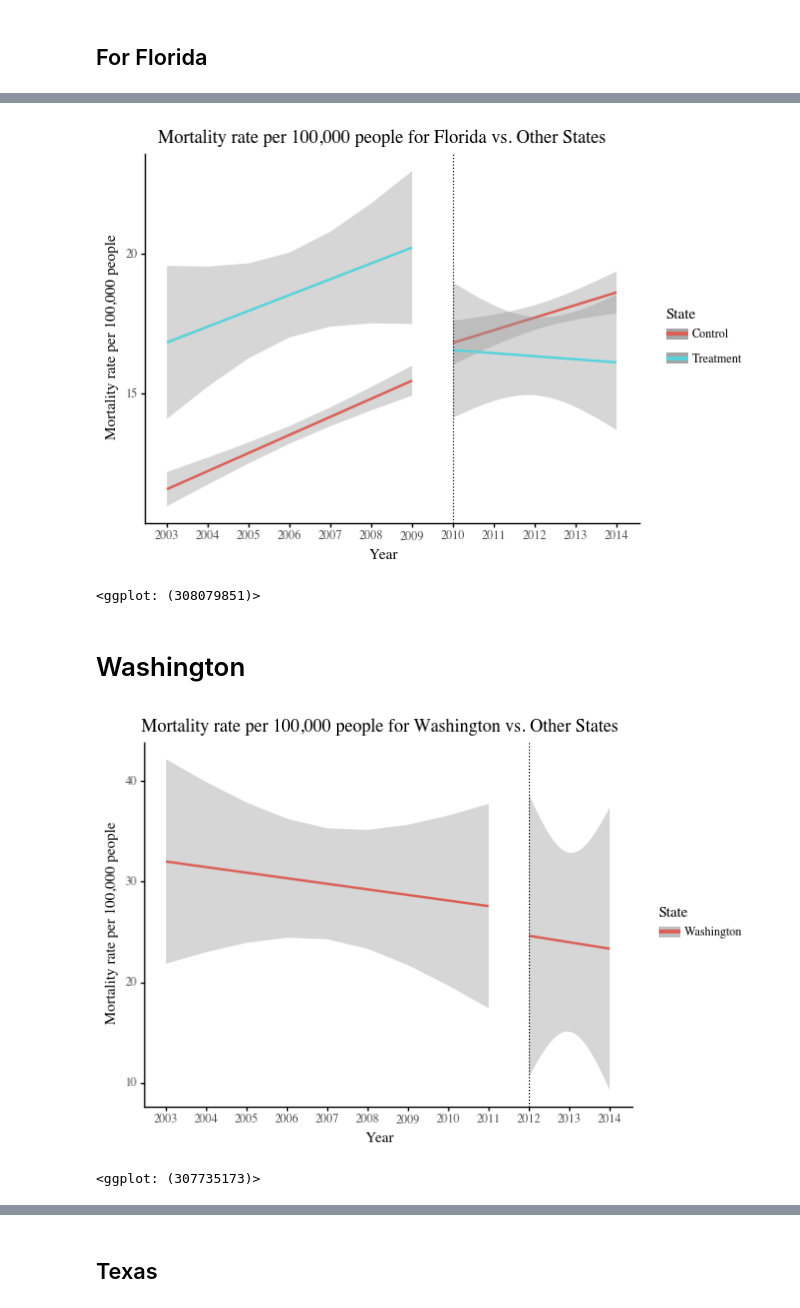
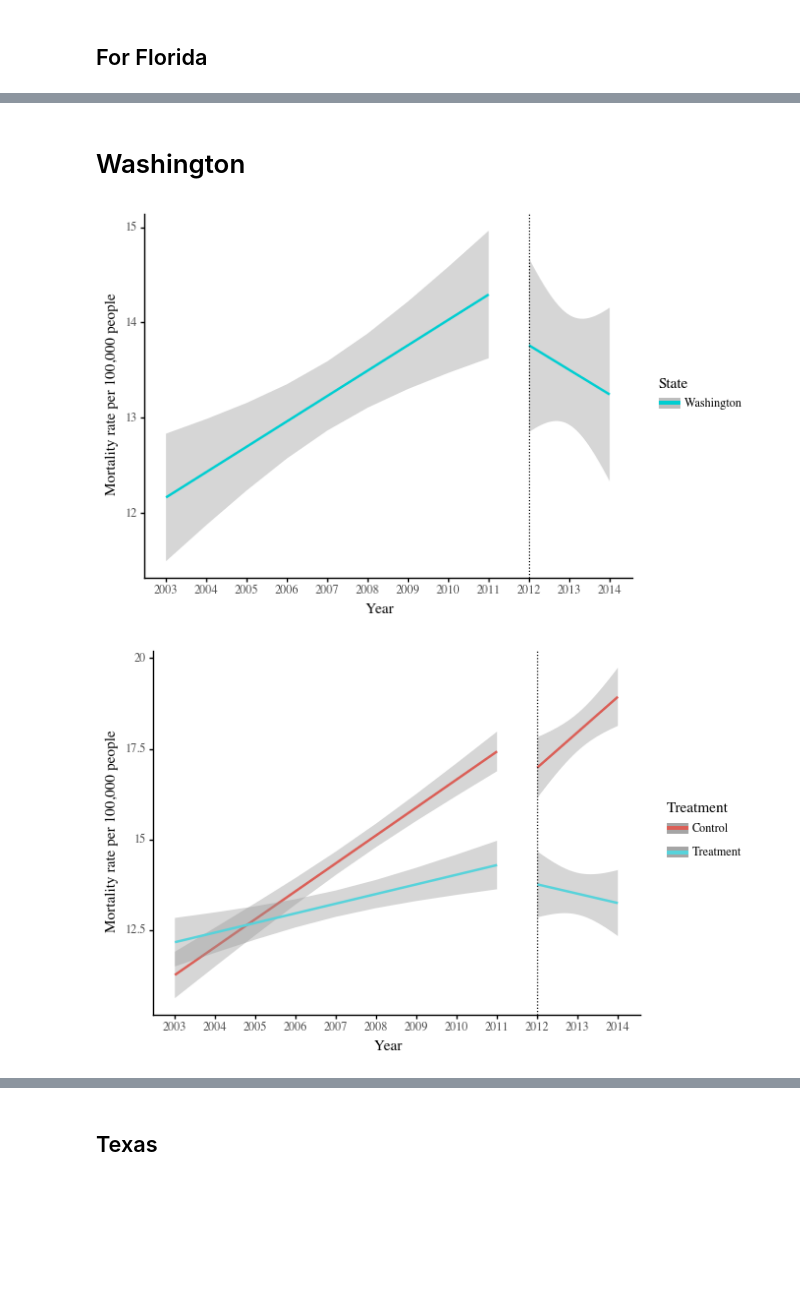
Before and after one commit to clarissaache/opioid-control-regulation-analysis, a Jupyter notebook: 20_intermediate_files/diff_deaths.ipynb, the cells around one changed output, grey strips where cells are left out. Drawn from its saved outputs; the diff is of its cells as text; code cells hidden in the pictures; blank space fills up the shorter version.

```diff
--- a/20_intermediate_files/diff_deaths.ipynb
+++ b/20_intermediate_files/diff_deaths.ipynb
@@ -67,6 +67,7 @@ def pre_post(prepolicy_treatment, postpolicy_treatment, xvar, yvar, policyyear):
             method="lm",
         )
         + geom_vline(xintercept=policyyear, linetype="dotted")
+        +scale_color_manual(values=["darkturquoise","darkturquoise"])
         + xlab("Year")
         + ylab("Mortality rate per 100,000 people")
         + theme_classic(base_family="Times")
@@ -99,10 +103,3 @@ m
-# %%
-m=diffIndiff(pre_contr,post_contr,pre_FL,post_FL,'Year','Mortality_rate_per100000',2010)+ labs(title="Mortality rate per 100,000 people for Florida vs. Other States ", color="State")
-#ggsave(plot=m,filename='Diff-Diff-Mortality-rate-FL.png')
-m
-# %% [output]
-[figure, removed]
-<ggplot: (308079851)>
 # %% [markdown]
 # Washington
 # %%
@@ -113,9 +110,12 @@ post_Wa=Wadf[(Wadf.State=='Washington')&(Wadf.Year>=2012)]
 pre_contr=Wadf[(Wadf.Treatment=='Control')&(Wadf.Year<2012)]
 post_contr=Wadf[(Wadf.Treatment=='Control')&(Wadf.Year>=2012)]
 # %%
-m=pre_post(pre_Wa,post_Wa,'Year','Mortality_rate_per100000',2012)+ labs(title="Mortality rate per 100,000 people for Washington vs. Other States", color="State")
-#ggsave(plot=m,filename='Pre-Post-Mortality-rate-Wa.png')
-m
+m=pre_post(pre_Wa,post_Wa,'Year','Mortality_rate_per100000',2012)
+m1=diffIndiff(pre_contr,post_contr,pre_Wa,post_Wa,'Year','Mortality_rate_per100000',2012)
+ggsave(plot=m,filename='Pre-Post-Mortality-rate-Wa.png')
+ggsave(plot=m1,filename='Diff-Diff-Mortality-rate-Wa.png')
+print(m)
+print(m1)
 # %% [output]
-[figure, old version]
+[figure, new version]
-<ggplot: (307735173)>
+[figure, added]
```
Also changed, not shown: parts of 4 cells of this notebook, 12 other files.
